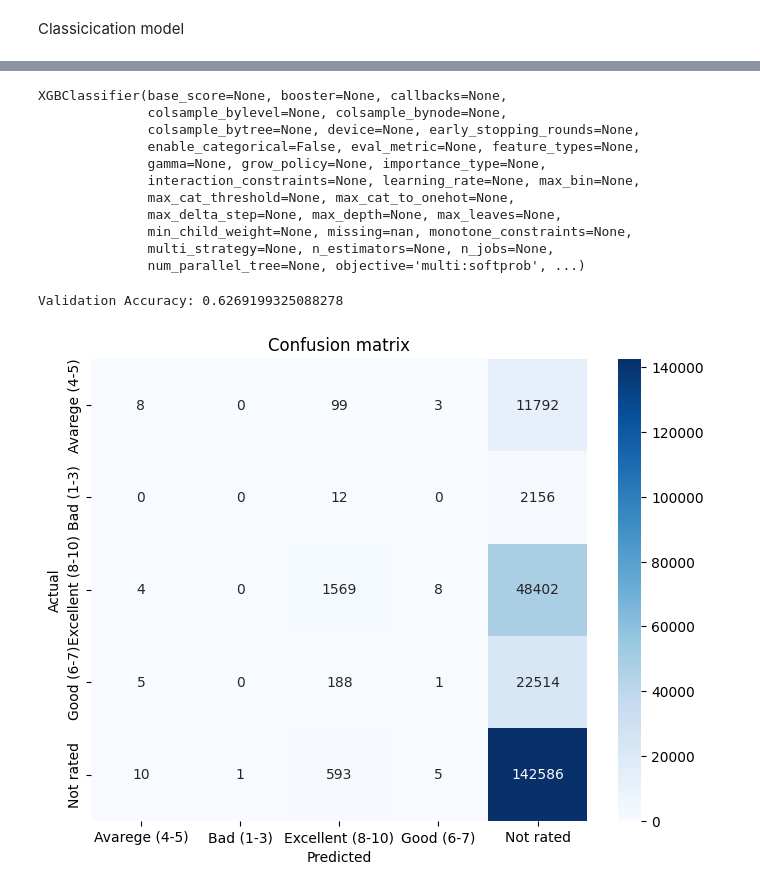
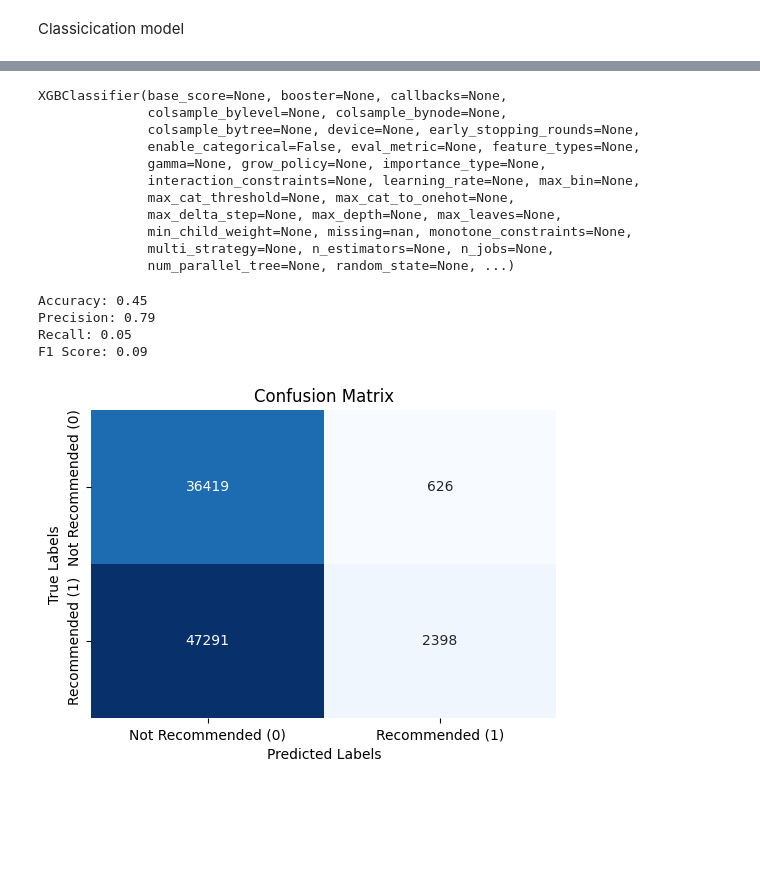
Before and after one commit to jtimko16/book-recommendation, a Jupyter notebook: notebooks/06. Baseline_model.ipynb, the cells around one changed output, grey strips where cells are left out. Cells and saved outputs as stored; diff of their text form; code cells hidden in the pictures; blank space fills up the shorter version.

```diff
--- a/notebooks/06. Baseline_model.ipynb
+++ b/notebooks/06. Baseline_model.ipynb
@@ -20,0 +69,4 @@ df.head(5)
+# %%
+## Remove not rated
+df = df[df['Rating_Categ'] != 'Not rated']
+df['Rating_Categ'].value_counts()
@@ -46,7 +112,7 @@ Index(['User-ID', 'Age', 'City', 'Region/State', 'Country', 'Age_Missing',
 # %%
 #features = ['Age', 'City', 'Region/State', 'Country', 'Age_Missing','Year-Of-Publication']
 features = ['Age', 'Age_Missing','Year-Of-Publication']
-target_class = 'Rating_Categ'
+target_class = 'Reccomnend'
 target_reg = 'Book-Rating'
 # %%
 X_train = train_df.loc[:,features]
@@ -61,3 +127,7 @@ y_test = test_df.loc[:,target_class]
 y_train_reg = train_df.loc[:,target_reg]
 y_val_reg = val_df.loc[:,target_reg]
 y_test_reg = test_df.loc[:,target_reg]
+# %%
+X_train = X_train.fillna(0)
+X_val = X_val.fillna(0)
+X_test = X_test.fillna(0)
@@ -113,7 +187,7 @@ from sklearn.metrics import accuracy_score
 model = xgb.XGBClassifier()
 
 # Fit the model on the training set and specify the validation set for evaluation
-model.fit(X_train, y_train_encoded)
+model.fit(X_train, y_train)
 # %% [output]
 XGBClassifier(base_score=None, booster=None, callbacks=None,
               colsample_bylevel=None, colsample_bynode=None,
@@ -125,33 +199,55 @@ XGBClassifier(base_score=None, booster=None, callbacks=None,
               max_delta_step=None, max_depth=None, max_leaves=None,
               min_child_weight=None, missing=nan, monotone_constraints=None,
               multi_strategy=None, n_estimators=None, n_jobs=None,
-              num_parallel_tree=None, objective='multi:softprob', ...)
+              num_parallel_tree=None, random_state=None, ...)
-# %%
-# Predict on the validation set
-y_val_pred = model.predict(X_val)
-
-# Calculate accuracy (or any other metric you prefer)
-accuracy = accuracy_score(y_val_encoded, y_val_pred)
-print(f"Validation Accuracy: {accuracy}")
-# %% [output]
-Validation Accuracy: 0.6269199325088278
+# %%
+# Predict on the validation set
+y_val_pred_prob = model.predict_proba(X_val)[:, 1]  # Get the probability for class 1 (recommended)
+
+# Set a custom threshold (e.g., 0.7)
+
+threshold = 0.70
+y_val_pred = (y_val_pred_prob >= threshold).astype(int)
+
+
+### Calculate accuracy, precision, recall, f1-score (no report each separately)
+
+from sklearn.metrics import accuracy_score, precision_score, recall_score, f1_score
+
+accuracy = accuracy_score(y_val, y_val_pred)
+precision = precision_score(y_val, y_val_pred)
+recall = recall_score(y_val, y_val_pred)
+f1 = f1_score(y_val, y_val_pred)
+
+print(f"Accuracy: {accuracy:.2f}")
+print(f"Precision: {precision:.2f}")
+print(f"Recall: {recall:.2f}")
+print(f"F1 Score: {f1:.2f}")
+# %% [output]
+Accuracy: 0.45
+Precision: 0.79
+Recall: 0.05
+F1 Score: 0.09
 # %%
-### Plot confusion matrix
-
+import matplotlib.pyplot as plt
+import seaborn as sns
 from sklearn.metrics import confusion_matrix
-import seaborn as sns
-import matplotlib
-import matplotlib.pyplot as plt
 
 # Calculate the confusion matrix
-cm = confusion_matrix(y_val_encoded, y_val_pred)
+cm = confusion_matrix(y_val, y_val_pred)
 
-# Plot the confusion matrix
-plt.figure(figsize=(8, 6))
-sns.heatmap(cm, annot=True, fmt='d', cmap='Blues', xticklabels=label_encoder.classes_, yticklabels=label_encoder.classes_)
-plt.ylabel('Actual')
-plt.xlabel('Predicted')
-plt.title('Confusion matrix')
+# Create a heatmap for the confusion matrix
+plt.figure(figsize=(6, 4))  # Adjust figure size as needed
+sns.heatmap(cm, annot=True, fmt='d', cmap='Blues', cbar=False,
+            xticklabels=['Not Recommended (0)', 'Recommended (1)'],
+            yticklabels=['Not Recommended (0)', 'Recommended (1)'])
+
+# Labels and title
+plt.xlabel('Predicted Labels')
+plt.ylabel('True Labels')
+plt.title('Confusion Matrix')
+
+# Show the plot
 plt.show()
 # %% [output]
-[figure, old version]
+[figure, new version]
```
Also changed, not shown: parts of 13 cells of this notebook.
